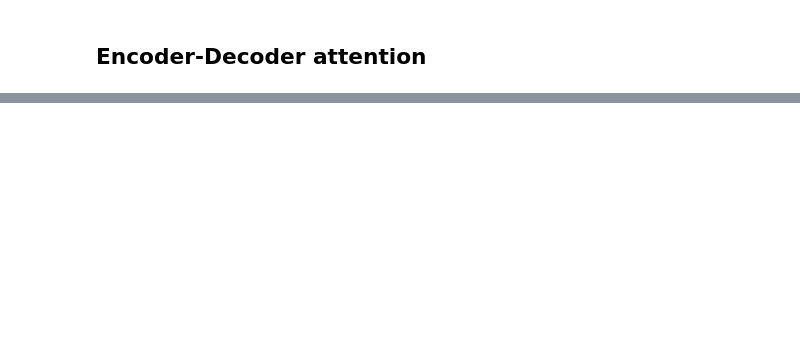
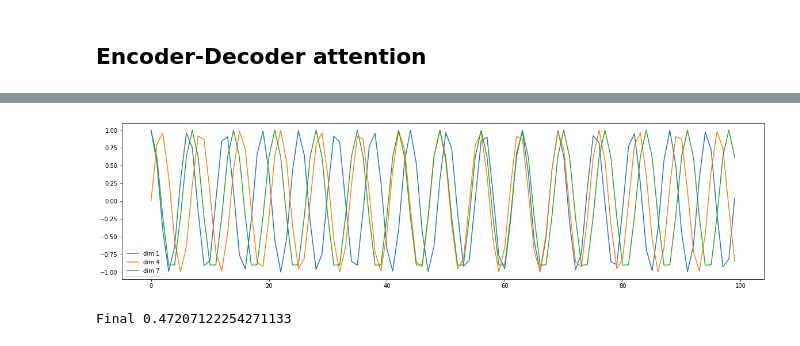
Before and after one commit to HongHanh2104/Translation, a Jupyter notebook: visualize_attn.ipynb, the cells around one changed output, grey strips where cells are left out. Saved outputs shown, nothing was run; the diff lists cells and outputs as text; code cells hidden in the pictures; blank space fills up the shorter version.

```diff
--- a/visualize_attn.ipynb
+++ b/visualize_attn.ipynb
@@ -29,3 +17,30 @@ dl = DataLoader(ds, batch_size=4, collate_fn=input_target_collate_fn)
+# %%
+token_type = config['config']['dataset']['train']
+token_type = token_type.get(
+    'config', {'token_type': 'bpe'}).get('token_type', 'bpe')
+data_cfg = {
+    'src_path': 'data/en-vi/raw-data/test/tst2013.en',
+    'trg_path': 'data/en-vi/raw-data/test/tst2013.vi',
+}
+if token_type == 'bpe':
+    data_cfg.update({
+        'token_type': 'bpe',
+        'src_vocab': ["vocab/english_bpe/en-bpe-minfreq5-vocab.json",
+                      "vocab/english_bpe/en-bpe-minfreq5-merges.txt"],
+        'trg_vocab': ["vocab/vietnamese_bpe/vi-bpe-minfreq5-vocab.json",
+                      "vocab/vietnamese_bpe/vi-bpe-minfreq5-merges.txt"],
+        # src_vocab: ["vocab/shared/shared-vocab.json", "vocab/shared/shared-merges.txt"]
+        # trg_vocab: ["vocab/shared/shared-vocab.json", "vocab/shared/shared-merges.txt"]
+    })
+elif token_type == 'wordpiece':
+    data_cfg.update({
+        'token_type': 'wordpiece',
+        'src_vocab': 'vocab/english_word/en-wordpiece-minfreq5-vocab.txt',
+        'trg_vocab': 'vocab/vietnamese_word/vi-wordpiece-minfreq5-vocab.txt',
+    })
+ds = EN_VIDataset(**data_cfg)
+dl = DataLoader(ds, batch_size=2,
+                collate_fn=input_target_collate_fn)
 # %%
 TRG_EOS_TOKEN = '</s>'
 TRG_EOS_ID = ds.vi_tokenizer.token_to_id(TRG_EOS_TOKEN)
@@ -147,0 +222,41 @@ for i, (src, trg) in enumerate(dl):
+# %%
+L = 100
+D = [1, 4, 7]
+
+plt.figure(figsize=(20, 5))
+plt.plot(range(L), model.enc_emb.pe[0, :L, D])
+plt.legend(["dim %d"%p for p in D])
+plt.show()
+# %% [output]
+[figure, added]
+# %%
+from tqdm import tqdm
+
+PAD_IDX = 1
+
+with torch.no_grad():
+    trgs, preds = [], []
+    bar = tqdm(dl)
+    n_word_total, n_word_correct = 0., 0.
+    score = 0.
+    for i, (src, trg) in enumerate(bar):
+        bar.set_description(f'Accuracy: {score:.06f}')
+
+        src = src.to(dev)
+        trg = trg.to(dev)
+
+        trg_ = trg.cpu()[:, 1:]
+        pred_ = model(src, trg[:, :-1]).argmax(-1).cpu()
+
+        n_correct = pred_.eq(trg_)
+        n_correct = torch.where(trg_.eq(PAD_IDX), torch.zeros_like(n_correct), n_correct).sum().item()
+
+        n_word = trg_.ne(PAD_IDX).sum().item()
+        n_word_total += n_word
+        n_word_correct += n_correct
+
+        score = n_word_correct / n_word_total
+
+    print('Final', score)
+# %% [output]
+Final 0.47207122254271133
```
Also changed, not shown: parts of 11 cells of this notebook, 1 other file.
